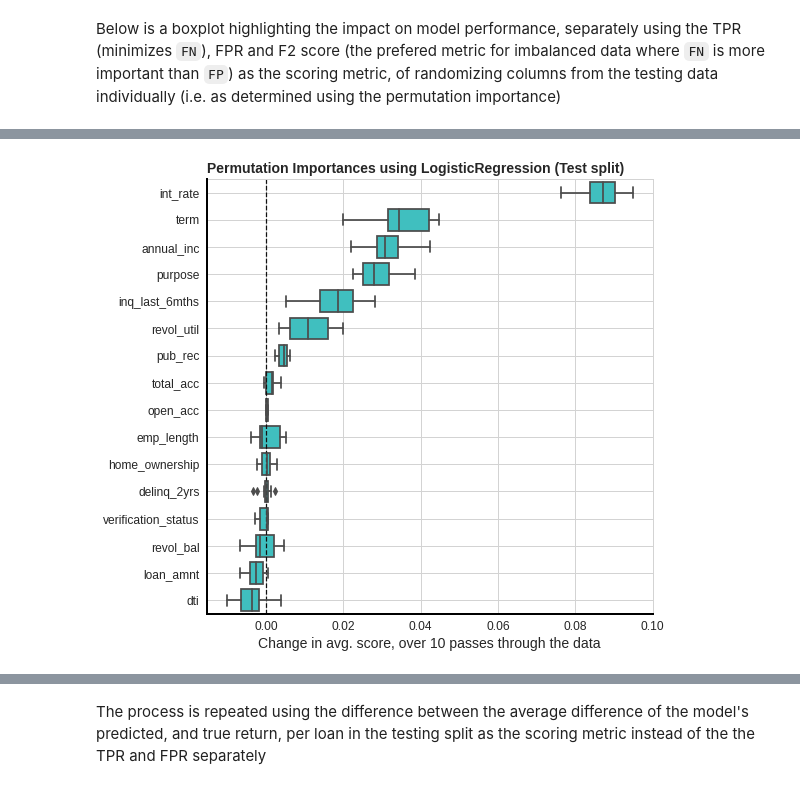
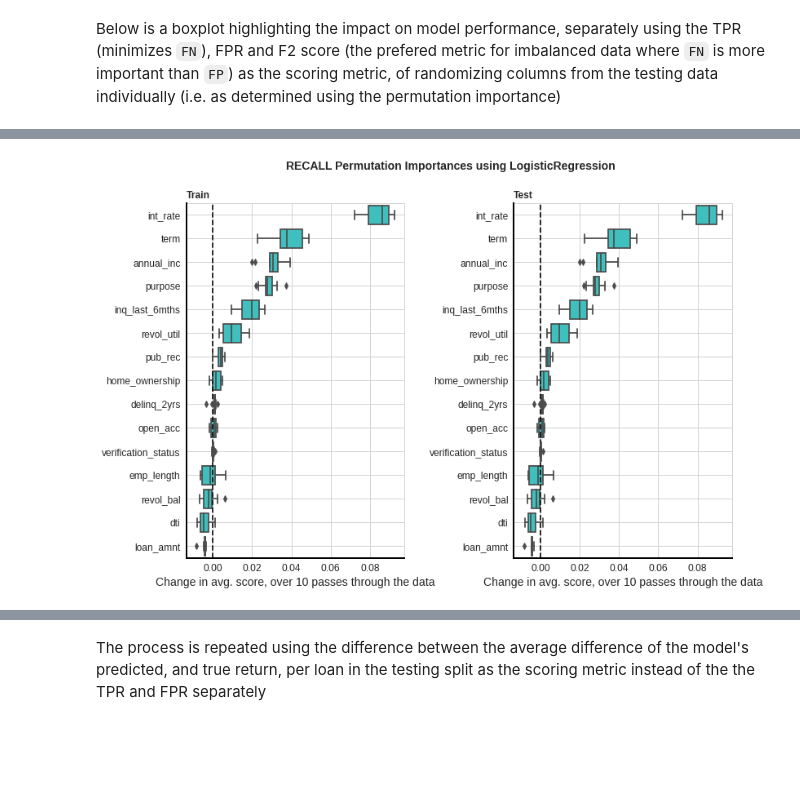
Before and after one commit to edesz/predict-loan-defaults, a Jupyter notebook: 5_experiments_in_classification_v2.ipynb, the cells around one changed output, grey strips where cells are left out. Drawn from its saved outputs; the diff is of its cells as text; code cells hidden in the pictures; blank space fills up the shorter version.

```diff
--- a/5_experiments_in_classification_v2.ipynb
+++ b/5_experiments_in_classification_v2.ipynb
@@ -159,7 +174,7 @@ pct_to_numeric_cols = ["int_rate", "revol_util"]
 
 # From Exploratory Data Analysis 1/2
 correlated_features = [
-    # "total_acc",
+    "total_acc",
     "installment",
     "fico_range_low",
     "fico_range_high",
@@ -492,15 +506,16 @@ preprocessors = {
                 numerical_columns,
             )
         ]
-        + [("onehot", OneHotEncoder(handle_unknown="ignore"), nominal_columns)],
+        + [("onehot", ct.DFOneHotEncoderV2(handle_unknown="ignore"), nominal_columns)],
         remainder="passthrough",
     ),
     "trans": ColumnTransformer(
         transformers=[(k, v, [k]) for k, v in col_transformers.items()]
-        + [("onehot", OneHotEncoder(handle_unknown="ignore"), nominal_columns)],
+        + [("onehot", ct.DFOneHotEncoderV2(handle_unknown="ignore"), nominal_columns)],
         remainder="passthrough",
     ),
 }
+feat_selector = ct.DFCorrColumnDropper(0.5, "spearman")
 # %% [markdown]
 ### Classifiers and hyper-parameters for optimization
 # %% [markdown]
@@ -537,6 +552,7 @@ df_gs = gridsearch(
     y_train,
     parameters,
     preprocessors["no_trans"],
+    feat_selector,
     cv,
     multi_scorers,
     threshold=0.5,
@@ -567,5 +583,10 @@ Wall time: 3.51 s
 best_cfg_idx = 0
 best_dummy_cfg_idx = 5
 best_pipe, best_dummy_pipe = get_best_pipes(
-    best_cfg_idx, best_dummy_cfg_idx, df_gs, preprocessors["no_trans"], param_cols
+    best_cfg_idx,
+    best_dummy_cfg_idx,
+    df_gs,
+    preprocessors["no_trans"],
+    feat_selector,
+    param_cols,
 )
@@ -1064,9 +1057,11 @@ In permutation importance ([1](https://academic.oup.com/bioinformatics/article/2
 Below is a boxplot highlighting the impact on model performance, separately using the TPR (minimizes `FN`), FPR and F2 score (the prefered metric for imbalanced data where `FN` is more important than `FP`) as the scoring metric, of randomizing columns from the testing data individually (i.e. as determined using the permutation importance)
 # %%
 %%time
-plot_permutation_importances(
+builtin_plot_permutation_importances(
     best_pipe,
+    X_train_val,
     X_test,
+    y_train_val,
     y_test,
     scorer=multi_scorers["recall_binary"],
     n_repeats=10,
@@ -1075,6 +1070,6 @@ plot_permutation_importances(
     axis_tick_label_fontsize=12,
     axis_label_fontsize=14,
     box_color="cyan",
-    fig_size=(8, 8),
+    fig_size=(12, 8),
 )
 # %% [output]
@@ -1083,3 +1078,3 @@ Wall time: 1.1 s
-[figure, old version]
+[figure, new version]
 # %%
 %%time
```
Also changed, not shown: parts of 77 cells of this notebook, 10 other files.
